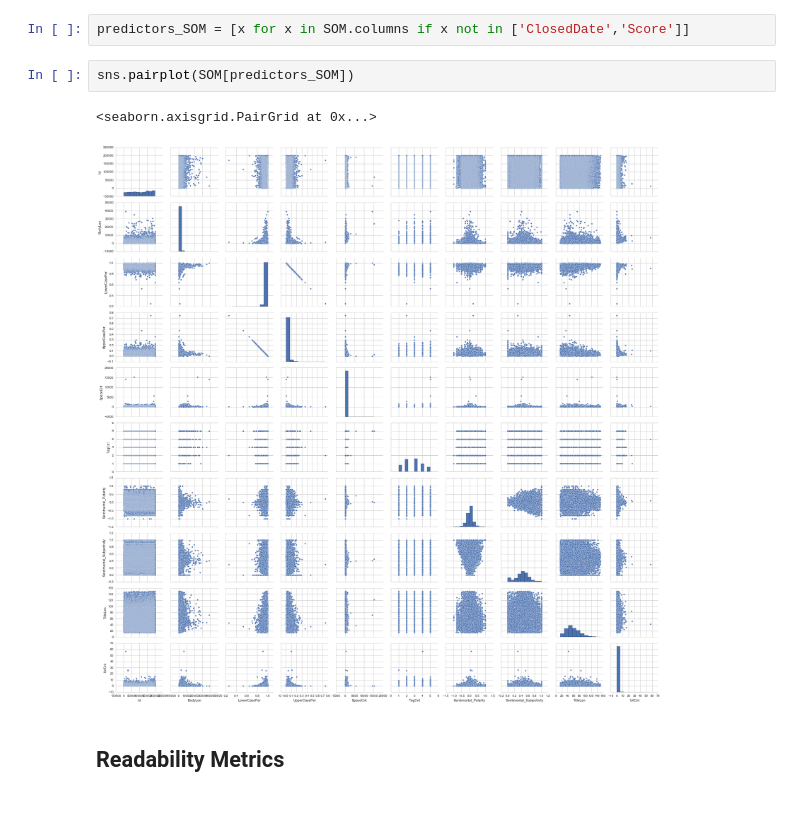
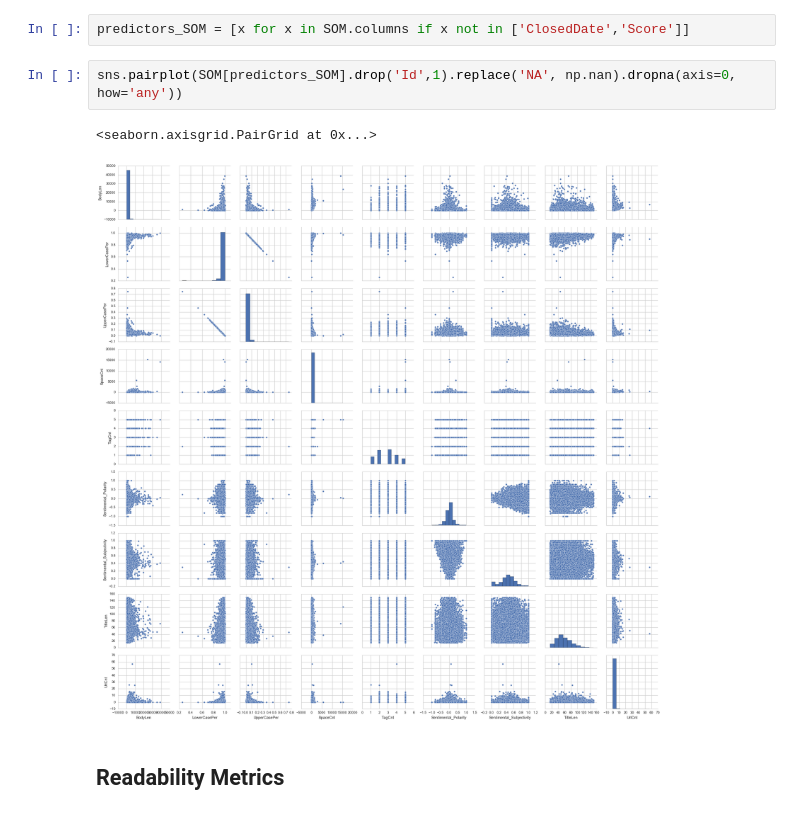
Before and after one commit to jpzhangvincent/StackOverflow-MLproject, a Jupyter notebook: PostQualityPrediction/Prediction.ipynb, the cells around one changed output. Saved outputs shown, nothing was run; the diff lists cells and outputs as text.

```diff
--- a/PostQualityPrediction/Prediction.ipynb
+++ b/PostQualityPrediction/Prediction.ipynb
@@ -47,11 +47,11 @@ SOM.shape
 (75067, 12)
 # %%
 predictors_SOM = [x for x in SOM.columns if x not in ['ClosedDate','Score']]
-# %%
-sns.pairplot(SOM[predictors_SOM])
-# %% [output]
-<seaborn.axisgrid.PairGrid at 0x...>
-[figure, removed]
+# %%
+sns.pairplot(SOM[predictors_SOM].drop('Id',1).replace('NA', np.nan).dropna(axis=0, how='any'))
+# %% [output]
+<seaborn.axisgrid.PairGrid at 0x...>
+[figure, added]
 # %% [markdown]
 ## Readability Metrics
 # %%
```
Also changed, not shown: parts of 39 cells of this notebook.
